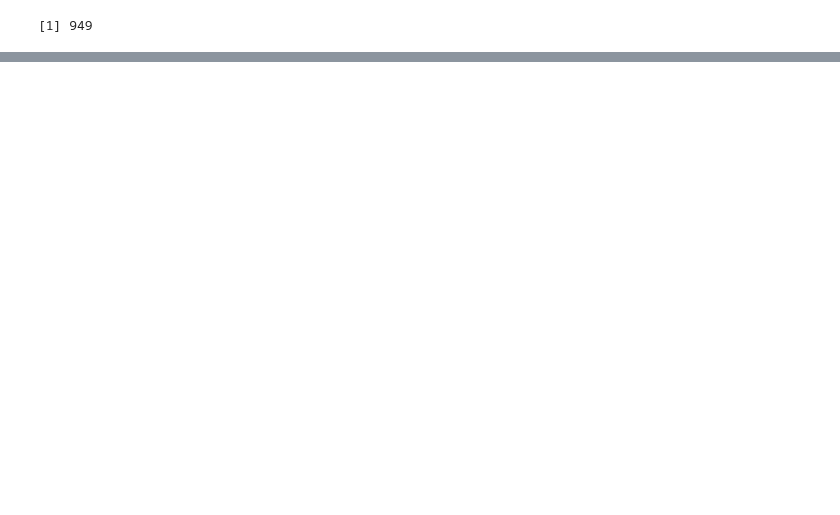
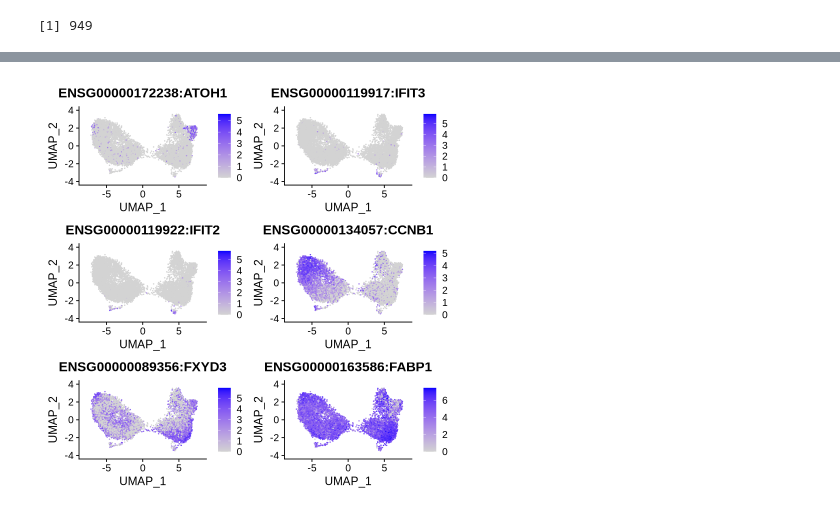
Before and after one commit to vodkatad/scExplo, a Jupyter notebook: dataset/Graph_NN/notebook/seu_int_graph.ipynb, the cells around one changed output, grey strips where cells are left out. Cells and saved outputs as stored; diff of their text form; code cells hidden in the pictures; blank space fills up the shorter version.

```diff
--- a/dataset/Graph_NN/notebook/seu_int_graph.ipynb
+++ b/dataset/Graph_NN/notebook/seu_int_graph.ipynb
@@ -233,0 +272,23 @@ table(sdata$Paneth, sdata$seurat_clusters)
+# %%
+filesp <- c('/mnt/cold1/snaketree/prj/scRNA/dataset/rCASC_Ire_cetuxi/CRC0322_NT_1_3000_dir/filtered_annotated_CRC0322_NT_1_3000_cellCycle.tsv',
+            '/mnt/cold1/snaketree/prj/scRNA/dataset/rCASC_Ire_cetuxi/CRC0327_NT_2_dir/filtered_annotated_CRC0327_NT_2_cellCycle.tsv',
+            '/mnt/cold1/snaketree/prj/scRNA/dataset/rCASC_longer/CRC0542_NT72h_1_dir/filtered_annotated_CRC0542_NT72h_1_cellCycle.tsv')
+
+
+alld <- data.frame()
+cells <- colnames(sdata)
+
+for (i in seq(1, length(filesp))) {
+    data <- read.csv(filesp[i], sep=',', header=FALSE, row.names=1)
+    colnames(data) <- c('cycle')
+    data$cellname <- paste0(rownames(data), '_', i)
+    alld <- rbind(alld, data)
+}
+# %%
+wo <- colnames(sdata)
+
+alld <- alld[match(wo, alld$cellname),]
+all(wo == alld$cellname)
+sdata$cycle <- alld$cycle
+DimPlot(sdata, reduction = "umap", group.by='cycle')
+table(sdata$cycle, sdata$seurat_clusters)
@@ -233,0 +302,4 @@ table(sdata$Paneth, sdata$seurat_clusters)
+# %%
+FeaturePlot(sdata, features = c('ENSG00000172238:ATOH1', 'ENSG00000119917:IFIT3', 'ENSG00000119922:IFIT2', 'ENSG00000134057:CCNB1', 'ENSG00000089356:FXYD3', 'ENSG00000163586:FABP1'))
+# %% [output]
+[figure, added]
```
Also changed, not shown: parts of 26 cells of this notebook, 3 other files.
